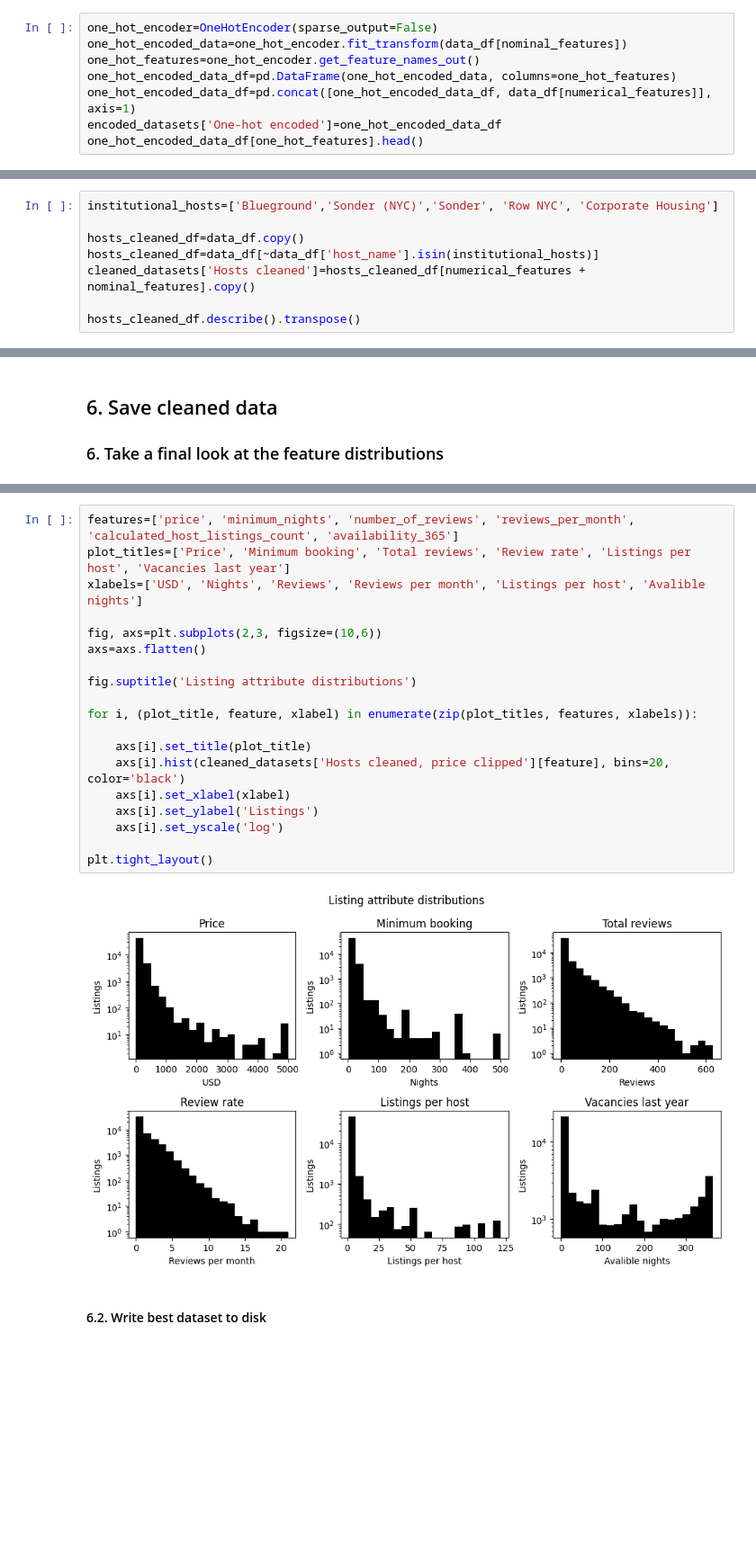
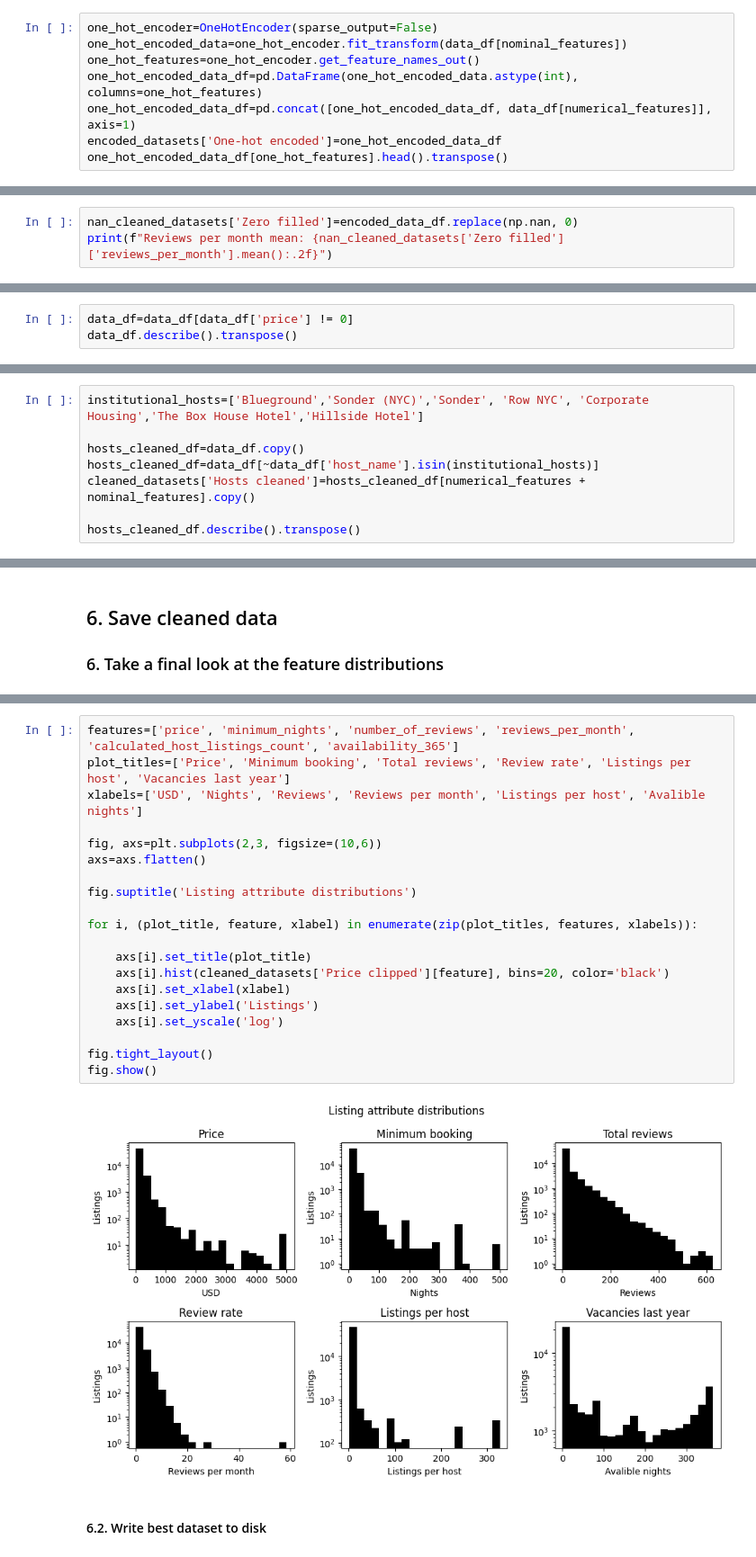
Before and after one commit to gperdrizet/gperdrizet-data-preprocessing-project-tutorial, a Jupyter notebook: gperdrizet-03_data_cleaning.ipynb, the cells around one changed output, grey strips where cells are left out. Shown at 90% size. Saved outputs shown, nothing was run; the diff lists cells and outputs as text; blank space fills up the shorter version.

```diff
--- a/gperdrizet-03_data_cleaning.ipynb
+++ b/gperdrizet-03_data_cleaning.ipynb
@@ -120,8 +117,8 @@ label_encoded_data_df[nominal_features].head()
 one_hot_encoder=OneHotEncoder(sparse_output=False)
 one_hot_encoded_data=one_hot_encoder.fit_transform(data_df[nominal_features])
 one_hot_features=one_hot_encoder.get_feature_names_out()
-one_hot_encoded_data_df=pd.DataFrame(one_hot_encoded_data, columns=one_hot_features)
+one_hot_encoded_data_df=pd.DataFrame(one_hot_encoded_data.astype(int), columns=one_hot_features)
 one_hot_encoded_data_df=pd.concat([one_hot_encoded_data_df, data_df[numerical_features]], axis=1)
 encoded_datasets['One-hot encoded']=one_hot_encoded_data_df
-one_hot_encoded_data_df[one_hot_features].head()
+one_hot_encoded_data_df[one_hot_features].head().transpose()
 # %% [output]
@@ -232,0 +235,3 @@ Reviews per month mean: 1.37
+# %%
+nan_cleaned_datasets['Zero filled']=encoded_data_df.replace(np.nan, 0)
+print(f"Reviews per month mean: {nan_cleaned_datasets['Zero filled']['reviews_per_month'].mean():.2f}")
@@ -351,0 +361,3 @@ data_df.describe().transpose()
+# %%
+data_df=data_df[data_df['price'] != 0]
+data_df.describe().transpose()
@@ -371,5 +395,5 @@ data_df.describe().transpose()
 # %%
-institutional_hosts=['Blueground','Sonder (NYC)','Sonder', 'Row NYC', 'Corporate Housing']
+institutional_hosts=['Blueground','Sonder (NYC)','Sonder', 'Row NYC', 'Corporate Housing','The Box House Hotel','Hillside Hotel']
 
 hosts_cleaned_df=data_df.copy()
 hosts_cleaned_df=data_df[~data_df['host_name'].isin(institutional_hosts)]
@@ -526,24 +550,25 @@ cleaned_datasets['Hosts cleaned, price clipped'].describe().transpose()
 # %%
 features=['price', 'minimum_nights', 'number_of_reviews', 'reviews_per_month', 'calculated_host_listings_count', 'availability_365']
 plot_titles=['Price', 'Minimum booking', 'Total reviews', 'Review rate', 'Listings per host', 'Vacancies last year']
 xlabels=['USD', 'Nights', 'Reviews', 'Reviews per month', 'Listings per host', 'Avalible nights']
 
 fig, axs=plt.subplots(2,3, figsize=(10,6))
 axs=axs.flatten()
 
 fig.suptitle('Listing attribute distributions')
 
 for i, (plot_title, feature, xlabel) in enumerate(zip(plot_titles, features, xlabels)):
 
     axs[i].set_title(plot_title)
-    axs[i].hist(cleaned_datasets['Hosts cleaned, price clipped'][feature], bins=20, color='black')
+    axs[i].hist(cleaned_datasets['Price clipped'][feature], bins=20, color='black')
     axs[i].set_xlabel(xlabel)
     axs[i].set_ylabel('Listings')
     axs[i].set_yscale('log')
 
-plt.tight_layout()
+fig.tight_layout()
+fig.show()
 # %% [output]
-[figure, old version]
+[figure, new version]
 # %% [markdown]
 #### 6.2. Write best dataset to disk
 # %%
```
Also changed, not shown: parts of 31 cells of this notebook.
